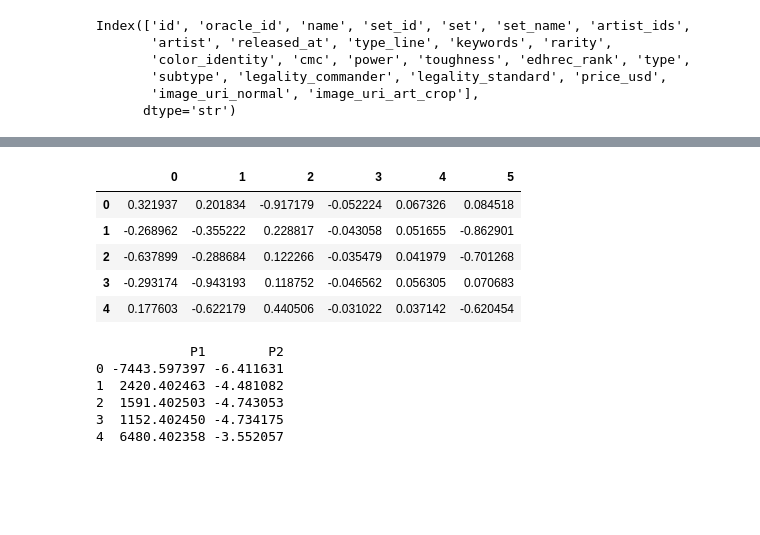
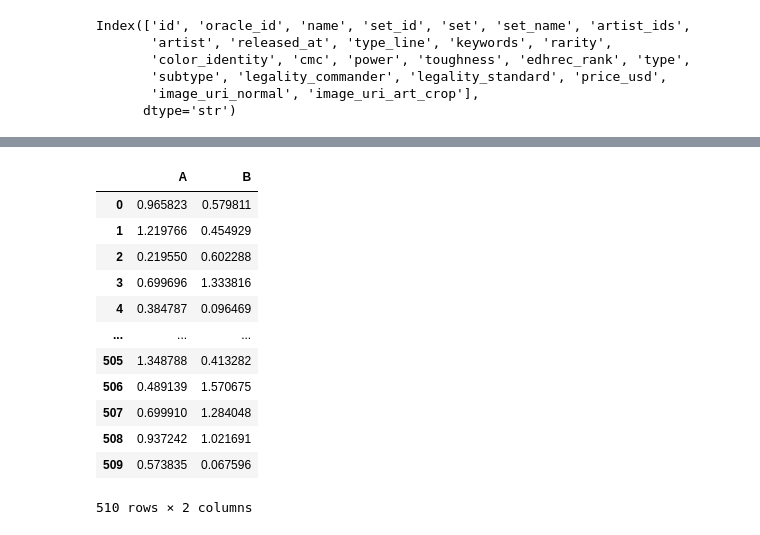
Before and after one commit to janelmjackson/understanding-mtg-card-value-through-ml, a Jupyter notebook: scryfall_dbscan.ipynb, the cells around one changed output, grey strips where cells are left out. Cells and saved outputs as stored; diff of their text form; code cells hidden in the pictures; blank space fills up the shorter version.

```diff
--- a/scryfall_dbscan.ipynb
+++ b/scryfall_dbscan.ipynb
@@ -44,0 +107,4 @@ dtype: int64
+# %%
+encoded_colors = mlb.fit_transform(one_hot_encoding_df['color_identity'].apply(literal_eval))
+colors_df = pd.DataFrame(encoded_colors, columns='c_'+mlb.classes_, index=one_hot_encoding_df.index)
+colors_df.head()
@@ -44,0 +118,3 @@ dtype: int64
+# %%
+features = pd.concat([subtypes_df, keywords_df, colors_df], axis=1)
+features.head()
@@ -44,0 +129,3 @@ dtype: int64
+# %%
+distance_matrix = pairwise_distances(features.to_numpy(), metric='jaccard')
+distance_matrix
@@ -44,0 +146,4 @@ dtype: int64
+# %%
+X_embedded = TSNE(n_components=2, learning_rate='auto', random_state=42,
+                  init='random', perplexity=3).fit_transform(distance_matrix)
+X_embedded
@@ -45,30 +158,26 @@ dtype: int64
 # %%
 scaler = StandardScaler()
-X_scaled = scaler.fit_transform(creature_df)
+X_scaled = pd.DataFrame(abs(scaler.fit_transform(X_embedded)))
+X_scaled = X_scaled.rename(columns={0:'A', 1:'B'})
 
-X_normalized = normalize(X_scaled)
-X_normalized = pd.DataFrame(X_normalized)
+#X_normalized = normalize(X_scaled)
+#X_normalized = pd.DataFrame(X_normalized)
 
-X_normalized.head()
+#X_normalized.head()
+
+X_scaled
 # %% [output]
-|  | 0 | 1 | 2 | 3 | 4 | 5 |
-| 0 | 0.321937 | 0.201834 | -0.917179 | -0.052224 | 0.067326 | 0.084518 |
-| 1 | -0.268962 | -0.355222 | 0.228817 | -0.043058 | 0.051655 | -0.862901 |
-| 2 | -0.637899 | -0.288684 | 0.122266 | -0.035479 | 0.041979 | -0.701268 |
-| 3 | -0.293174 | -0.943193 | 0.118752 | -0.046562 | 0.056305 | 0.070683 |
-| 4 | 0.177603 | -0.622179 | 0.440506 | -0.031022 | 0.037142 | -0.620454 |
+|  | A | B |
+| 0 | 0.965823 | 0.579811 |
+| 1 | 1.219766 | 0.454929 |
+| 2 | 0.219550 | 0.602288 |
+| 3 | 0.699696 | 1.333816 |
+| 4 | 0.384787 | 0.096469 |
+| ... | ... | ... |
+| 505 | 1.348788 | 0.413282 |
+| 506 | 0.489139 | 1.570675 |
+| 507 | 0.699910 | 1.284048 |
+| 508 | 0.937242 | 1.021691 |
+| 509 | 0.573835 | 0.067596 |
+510 rows × 2 columns
-# %%
-pca = PCA(n_components=2)
-X_principal = pca.fit_transform(creature_df)
-X_principal = pd.DataFrame(X_principal)
-X_principal.columns = ['P1', 'P2']
-
-print(X_principal.head())
-# %% [output]
-            P1        P2
-0 -7443.597397 -6.411631
-1  2420.402463 -4.481082
-2  1591.402503 -4.743053
-3  1152.402450 -4.734175
-4  6480.402358 -3.552057
 # %%
```
Also changed, not shown: parts of 16 cells of this notebook.
